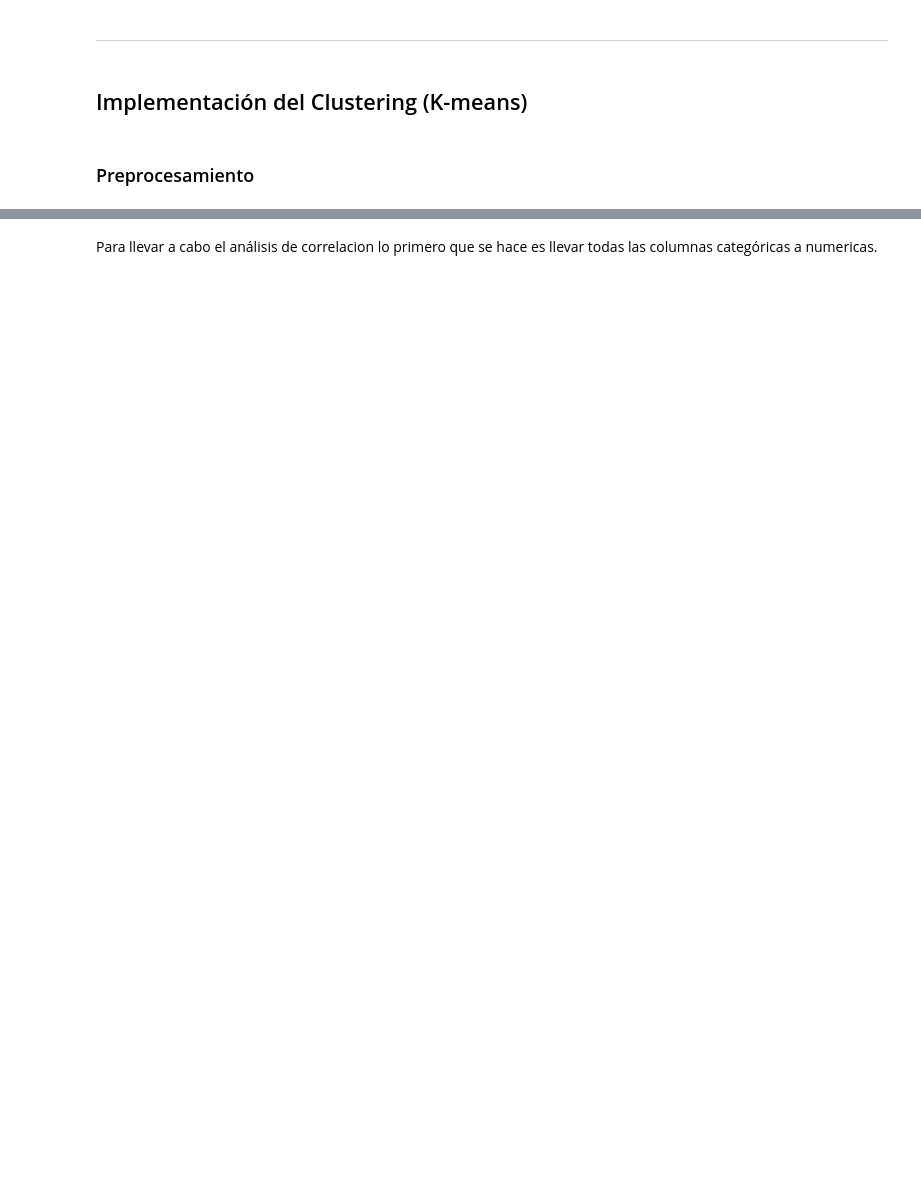
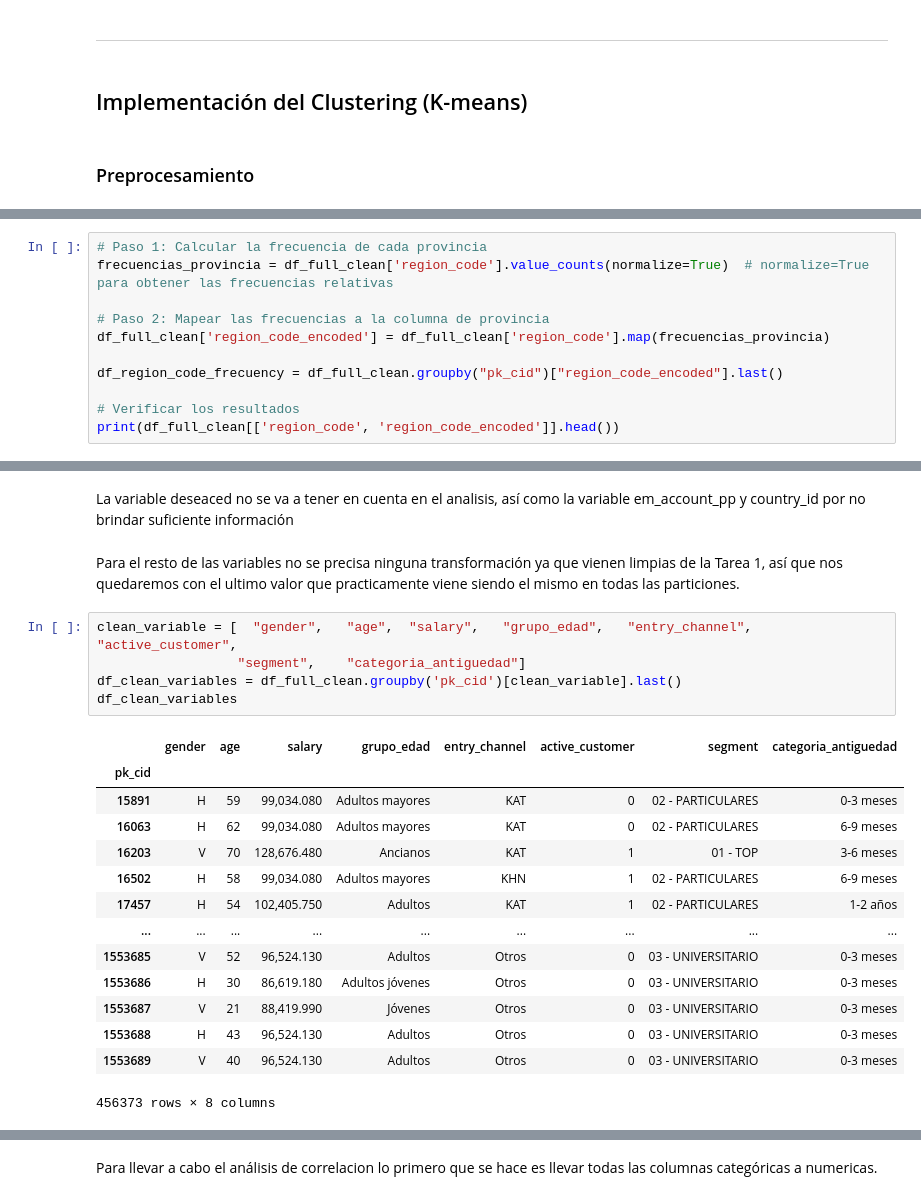
Before and after one commit to jascicz/easy_money_Project, a Jupyter notebook: Tarea_2_Segmentación/Segmentación.ipynb, the cells around one changed output, grey strips where cells are left out. Cells and saved outputs as stored; diff of their text form; blank space fills up the shorter version.

```diff
--- a/Tarea_2_Segmentación/Segmentación.ipynb
+++ b/Tarea_2_Segmentación/Segmentación.ipynb
@@ -144,0 +203,11 @@ Esta estrategia te permitirá aprovechar al máximo los datos disponibles, crean
+# %%
+# Paso 1: Calcular la frecuencia de cada provincia
+frecuencias_provincia = df_full_clean['region_code'].value_counts(normalize=True)  # normalize=True para obtener las frecuencias relativas
+
+# Paso 2: Mapear las frecuencias a la columna de provincia
+df_full_clean['region_code_encoded'] = df_full_clean['region_code'].map(frecuencias_provincia)
+
+df_region_code_frecuency = df_full_clean.groupby("pk_cid")["region_code_encoded"].last()
+
+# Verificar los resultados
+print(df_full_clean[['region_code', 'region_code_encoded']].head())
@@ -144,0 +237,24 @@ Esta estrategia te permitirá aprovechar al máximo los datos disponibles, crean
+# %% [markdown]
+La variable deseaced no se va a tener en cuenta en el analisis, así como la variable em_account_pp y country_id por no brindar suficiente información
+# %% [markdown]
+Para el resto de las variables no se precisa ninguna transformación ya que vienen limpias de la Tarea 1, así que nos quedaremos con el ultimo valor que practicamente viene siendo el mismo en todas las particiones.
+# %%
+clean_variable = [	"gender",	"age",	"salary",	"grupo_edad",	"entry_channel",	"active_customer",
+                  "segment",	"categoria_antiguedad"]
+df_clean_variables = df_full_clean.groupby('pk_cid')[clean_variable].last()
+df_clean_variables
+# %% [output]
+|  | gender | age | salary | grupo_edad | entry_channel | active_customer | segment | categoria_antiguedad |
+| pk_cid |  |  |  |  |  |  |  |  |
+| 15891 | H | 59 | 99,034.080 | Adultos mayores | KAT | 0 | 02 - PARTICULARES | 0-3 meses |
+| 16063 | H | 62 | 99,034.080 | Adultos mayores | KAT | 0 | 02 - PARTICULARES | 6-9 meses |
+| 16203 | V | 70 | 128,676.480 | Ancianos | KAT | 1 | 01 - TOP | 3-6 meses |
+| 16502 | H | 58 | 99,034.080 | Adultos mayores | KHN | 1 | 02 - PARTICULARES | 6-9 meses |
+| 17457 | H | 54 | 102,405.750 | Adultos | KAT | 1 | 02 - PARTICULARES | 1-2 años |
+| ... | ... | ... | ... | ... | ... | ... | ... | ... |
+| 1553685 | V | 52 | 96,524.130 | Adultos | Otros | 0 | 03 - UNIVERSITARIO | 0-3 meses |
+| 1553686 | H | 30 | 86,619.180 | Adultos jóvenes | Otros | 0 | 03 - UNIVERSITARIO | 0-3 meses |
+| 1553687 | V | 21 | 88,419.990 | Jóvenes | Otros | 0 | 03 - UNIVERSITARIO | 0-3 meses |
+| 1553688 | H | 43 | 96,524.130 | Adultos | Otros | 0 | 03 - UNIVERSITARIO | 0-3 meses |
+| 1553689 | V | 40 | 96,524.130 | Adultos | Otros | 0 | 03 - UNIVERSITARIO | 0-3 meses |
+456373 rows × 8 columns
```
Also changed, not shown: parts of 27 cells of this notebook.
